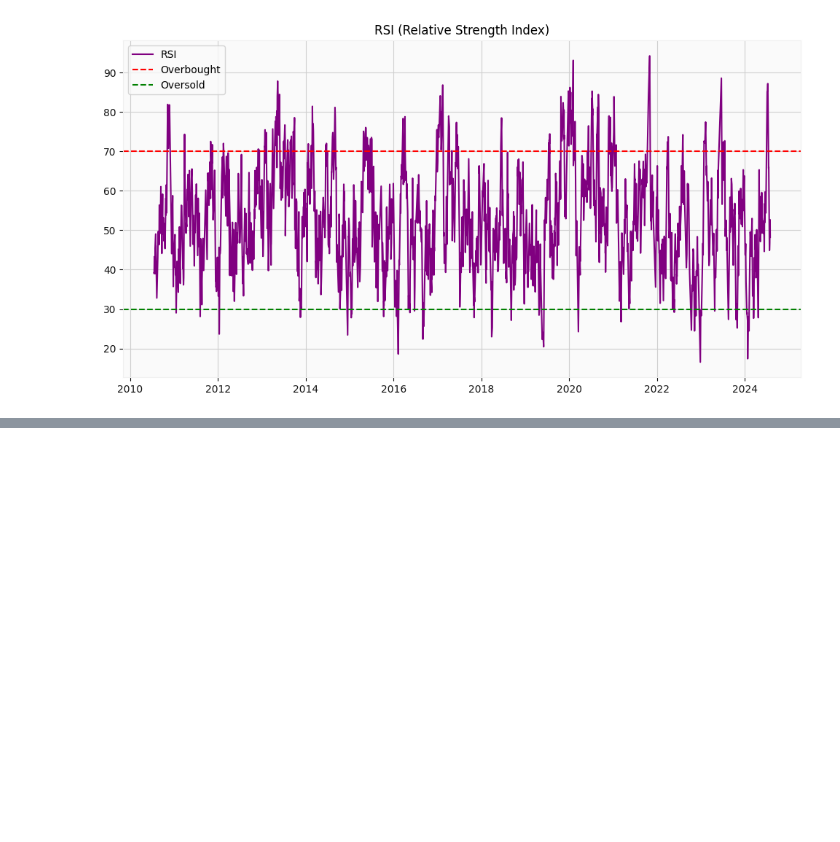
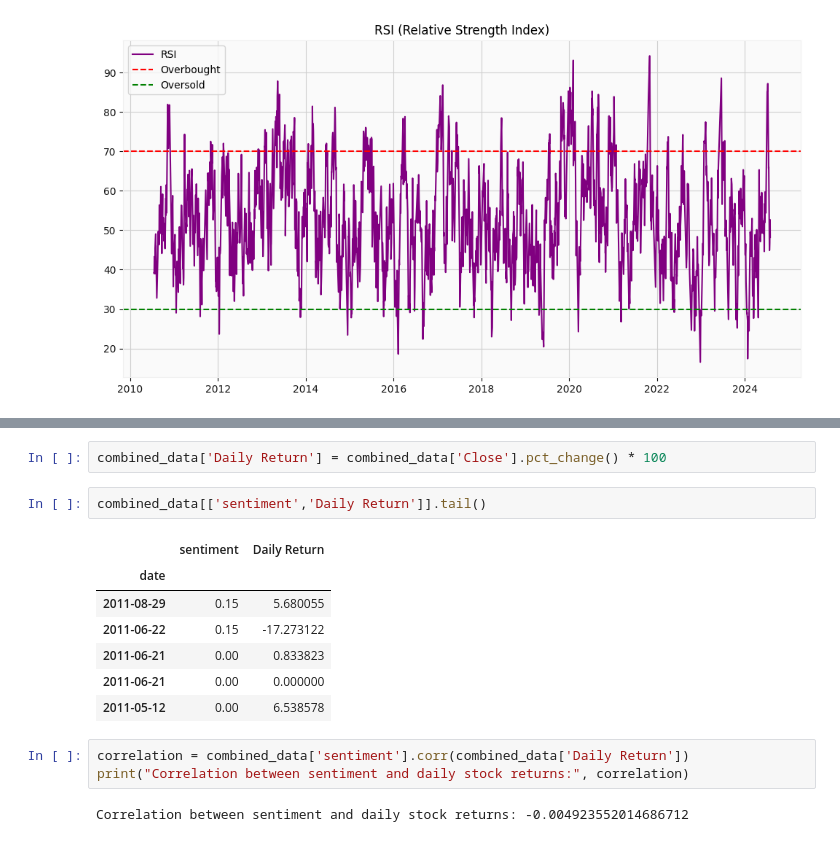
Before and after one commit to eskinder45/stock-analysis, a Jupyter notebook: notebooks/quantitative analysis.ipynb, the cells around one changed output, grey strips where cells are left out. Cells and saved outputs as stored; diff of their text form; blank space fills up the shorter version.

Commit message:
correlation added

```diff
--- a/notebooks/quantitative analysis.ipynb
+++ b/notebooks/quantitative analysis.ipynb
@@ -256,0 +314,17 @@ for j in ticker:
+# %%
+combined_data['Daily Return'] = combined_data['Close'].pct_change() * 100
+# %%
+combined_data[['sentiment','Daily Return']].tail()
+# %% [output]
+|  | sentiment | Daily Return |
+| date |  |  |
+| 2011-08-29 | 0.15 | 5.680055 |
+| 2011-06-22 | 0.15 | -17.273122 |
+| 2011-06-21 | 0.00 | 0.833823 |
+| 2011-06-21 | 0.00 | 0.000000 |
+| 2011-05-12 | 0.00 | 6.538578 |
+# %%
+correlation = combined_data['sentiment'].corr(combined_data['Daily Return'])
+print("Correlation between sentiment and daily stock returns:", correlation)
+# %% [output]
+Correlation between sentiment and daily stock returns: -0.004923552014686712
```
Also changed, not shown: parts of 13 cells of this notebook.
